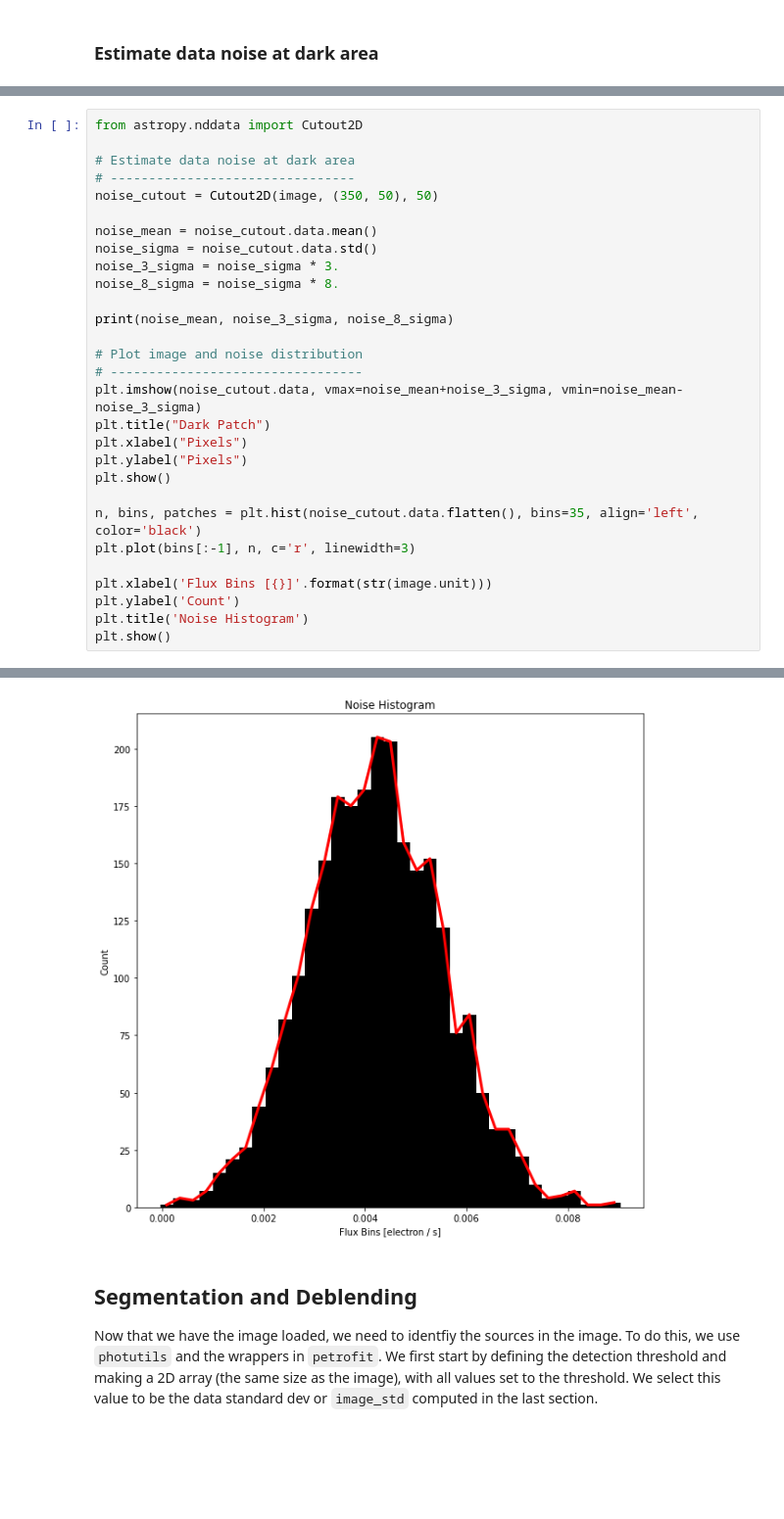
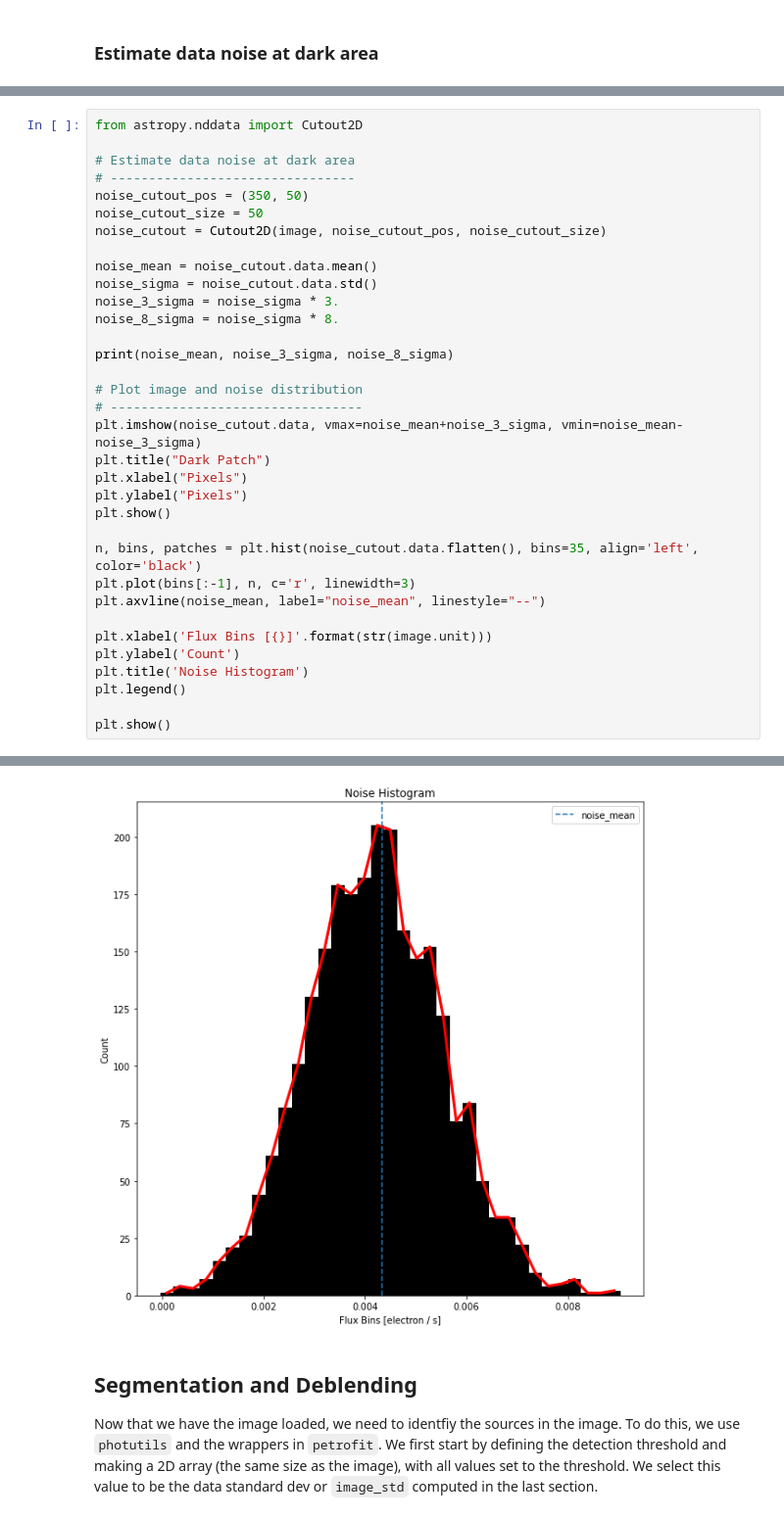
Before and after one commit to PetroFit/petrofit, a Jupyter notebook: docs/photometry_and_petrosian.ipynb, the cells around one changed output, grey strips where cells are left out. Shown at 98% size. Drawn from its saved outputs; the diff is of its cells as text; blank space fills up the shorter version.

```diff
--- a/docs/photometry_and_petrosian.ipynb
+++ b/docs/photometry_and_petrosian.ipynb
@@ -35,35 +37,40 @@ plt.show()
 from astropy.nddata import Cutout2D
 
 # Estimate data noise at dark area
 # --------------------------------
-noise_cutout = Cutout2D(image, (350, 50), 50)
+noise_cutout_pos = (350, 50)
+noise_cutout_size = 50
+noise_cutout = Cutout2D(image, noise_cutout_pos, noise_cutout_size)
 
 noise_mean = noise_cutout.data.mean()
 noise_sigma = noise_cutout.data.std()
 noise_3_sigma = noise_sigma * 3.
 noise_8_sigma = noise_sigma * 8.
 
 print(noise_mean, noise_3_sigma, noise_8_sigma)
 
 # Plot image and noise distribution
 # ---------------------------------
 plt.imshow(noise_cutout.data, vmax=noise_mean+noise_3_sigma, vmin=noise_mean-noise_3_sigma)
 plt.title("Dark Patch")
 plt.xlabel("Pixels")
 plt.ylabel("Pixels")
 plt.show()
 
 n, bins, patches = plt.hist(noise_cutout.data.flatten(), bins=35, align='left', color='black')
 plt.plot(bins[:-1], n, c='r', linewidth=3)
+plt.axvline(noise_mean, label="noise_mean", linestyle="--")
 
 plt.xlabel('Flux Bins [{}]'.format(str(image.unit)))
 plt.ylabel('Count')
 plt.title('Noise Histogram')
+plt.legend()
+
 plt.show()
 # %% [output]
 0.0043369904 0.003988121054135263 0.010634989477694035
 [figure]
-[figure, old version]
+[figure, new version]
 # %% [markdown]
 ## Segmentation and Deblending
 
```
Also changed, not shown: parts of 38 cells of this notebook, 1 other file.
